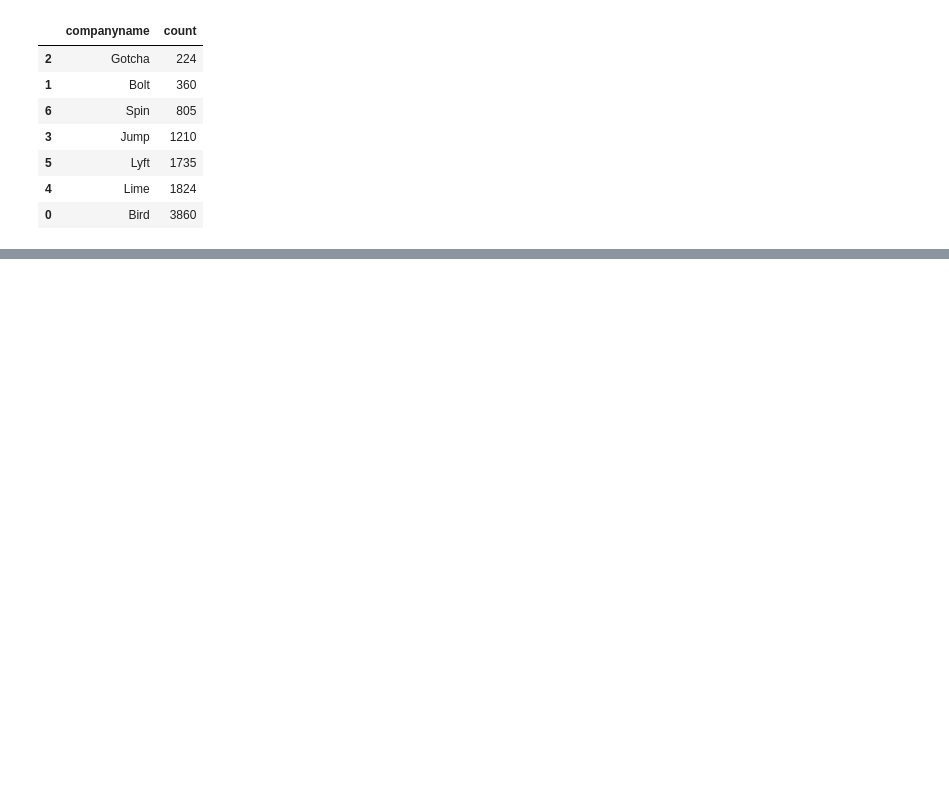
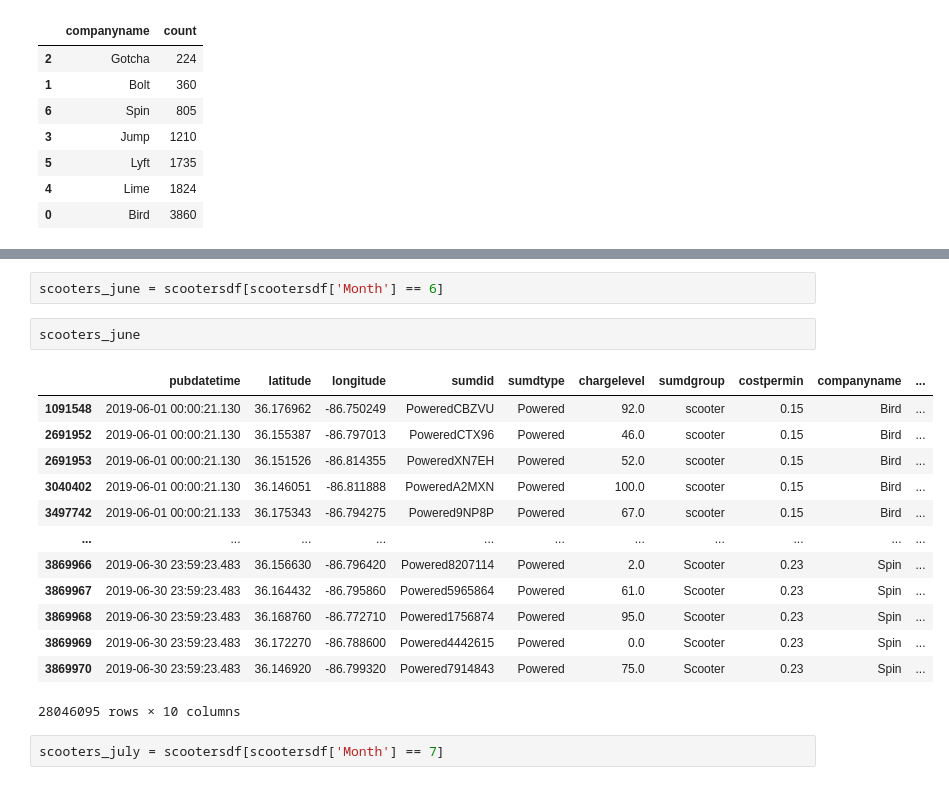
Before and after one commit to NSS-Data-Analytics-Cohort-11/scooters-hot_honey, a Jupyter notebook: notebook/Scooters.ipynb, the cells around one changed output, grey strips where cells are left out. Cells and saved outputs as stored; diff of their text form; blank space fills up the shorter version.

```diff
--- a/notebook/Scooters.ipynb
+++ b/notebook/Scooters.ipynb
@@ -516,0 +540,20 @@ Name: count, dtype: int64
+# %%
+scooters_june = scootersdf[scootersdf['Month'] == 6]
+# %%
+scooters_june
+# %% [output]
+|  | pubdatetime | latitude | longitude | sumdid | sumdtype | chargelevel | sumdgroup | costpermin | companyname | ... |
+| 1091548 | 2019-06-01 00:00:21.130 | 36.176962 | -86.750249 | PoweredCBZVU | Powered | 92.0 | scooter | 0.15 | Bird | ... |
+| 2691952 | 2019-06-01 00:00:21.130 | 36.155387 | -86.797013 | PoweredCTX96 | Powered | 46.0 | scooter | 0.15 | Bird | ... |
+| 2691953 | 2019-06-01 00:00:21.130 | 36.151526 | -86.814355 | PoweredXN7EH | Powered | 52.0 | scooter | 0.15 | Bird | ... |
+| 3040402 | 2019-06-01 00:00:21.130 | 36.146051 | -86.811888 | PoweredA2MXN | Powered | 100.0 | scooter | 0.15 | Bird | ... |
+| 3497742 | 2019-06-01 00:00:21.133 | 36.175343 | -86.794275 | Powered9NP8P | Powered | 67.0 | scooter | 0.15 | Bird | ... |
+| ... | ... | ... | ... | ... | ... | ... | ... | ... | ... | ... |
+| 3869966 | 2019-06-30 23:59:23.483 | 36.156630 | -86.796420 | Powered8207114 | Powered | 2.0 | Scooter | 0.23 | Spin | ... |
+| 3869967 | 2019-06-30 23:59:23.483 | 36.164432 | -86.795860 | Powered5965864 | Powered | 61.0 | Scooter | 0.23 | Spin | ... |
+| 3869968 | 2019-06-30 23:59:23.483 | 36.168760 | -86.772710 | Powered1756874 | Powered | 95.0 | Scooter | 0.23 | Spin | ... |
+| 3869969 | 2019-06-30 23:59:23.483 | 36.172270 | -86.788600 | Powered4442615 | Powered | 0.0 | Scooter | 0.23 | Spin | ... |
+| 3869970 | 2019-06-30 23:59:23.483 | 36.146920 | -86.799320 | Powered7914843 | Powered | 75.0 | Scooter | 0.23 | Spin | ... |
+28046095 rows × 10 columns
+# %%
+scooters_july = scootersdf[scootersdf['Month'] == 7]
```
Also changed, not shown: parts of 37 cells of this notebook.
